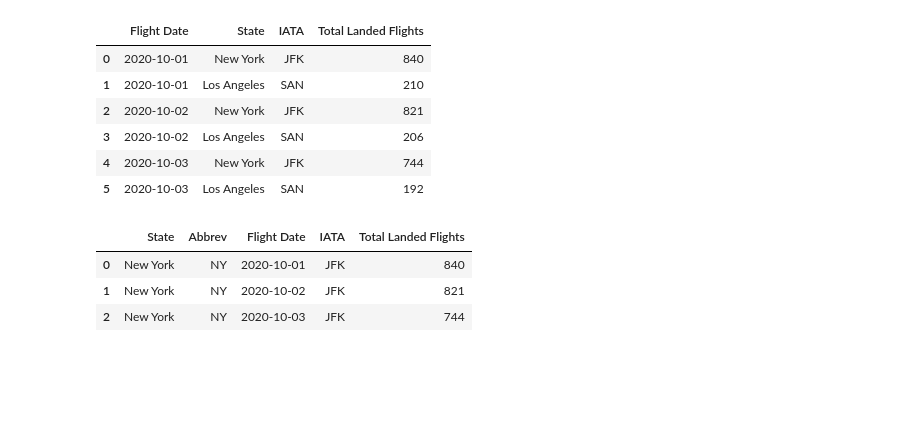
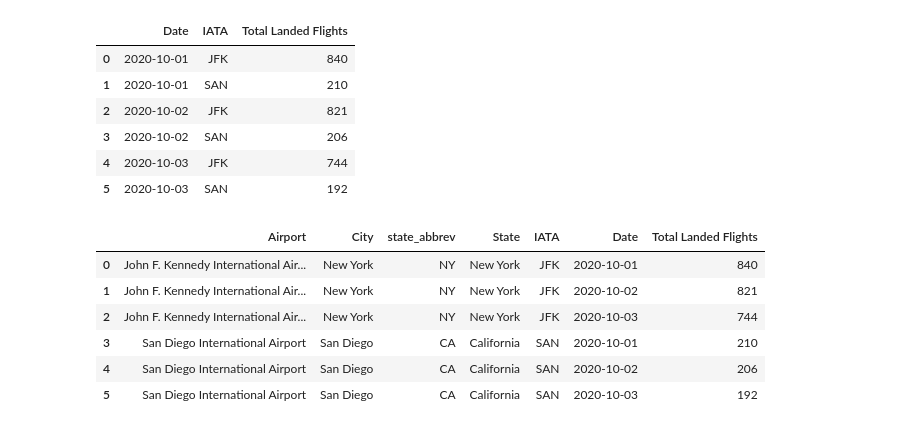
Before and after one commit to MersedehSP/Covid_Analyzer, a Jupyter notebook: Covid_Analysis_web_api.ipynb, the cells around one changed output. Cells and saved outputs as stored; diff of their text form; code cells hidden in the pictures; blank space fills up the shorter version.

```diff
--- a/Covid_Analysis_web_api.ipynb
+++ b/Covid_Analysis_web_api.ipynb
@@ -7,6 +7,6 @@ from config import api_key
 # %%
 states_abbrev_file_path = "Resources/states_abbrev.csv"
 
-states_abbrev_df = pd.read_csv(states_abbrev_file_path)
+states_abbrev_df = pd.read_csv(states_abbrev_file_path, encoding='ISO-8859-1')
 states_abbrev_df
 # %% [output]
@@ -29,0 +26,3 @@ states_abbrev_df
+# %%
+states_abbrev_df = states_abbrev_df.rename(columns = {'Abbrev': 'state_abbrev'})
+states_abbrev_df.head()
@@ -77,28 +119,31 @@ for q_date in query_date:
         flights_base_url = f"{url}flight_date={q_date}&arr_iata={q_iata}&flight_status=landed&limit=1"
         flights_response = requests.get(flights_base_url).json()
         landed_flights = flights_response['pagination']['total']
-        state = flights_response['data'][0]['arrival']['timezone']
-        state = state.split('/')[1]
-        state = state.replace('_', ' ')
+        city = flights_response['data'][0]['arrival']['iata']
+        #city = city.split('/')[1]
+        #city = city.replace('_', ' ')
 
-        value_list.append({'Flight Date': q_date, 'State': state, 'IATA':q_iata, 'Total Landed Flights': landed_flights})
+        value_list.append({'Date': q_date, 'IATA':q_iata, 'Total Landed Flights': landed_flights})
 
 flights_df = pd.DataFrame(value_list)
 flights_df
 # %% [output]
-|  | Flight Date | State | IATA | Total Landed Flights |
-| 0 | 2020-10-01 | New York | JFK | 840 |
-| 1 | 2020-10-01 | Los Angeles | SAN | 210 |
-| 2 | 2020-10-02 | New York | JFK | 821 |
-| 3 | 2020-10-02 | Los Angeles | SAN | 206 |
-| 4 | 2020-10-03 | New York | JFK | 744 |
-| 5 | 2020-10-03 | Los Angeles | SAN | 192 |
+|  | Date | IATA | Total Landed Flights |
+| 0 | 2020-10-01 | JFK | 840 |
+| 1 | 2020-10-01 | SAN | 210 |
+| 2 | 2020-10-02 | JFK | 821 |
+| 3 | 2020-10-02 | SAN | 206 |
+| 4 | 2020-10-03 | JFK | 744 |
+| 5 | 2020-10-03 | SAN | 192 |
 # %%
 #df1.merge(df2,on='name').merge(df3,on='name')
-merged_df = states_abbrev_df.merge(flights_df, on='State')
-merged_df
+merged_df = states_abbrev_df.merge(flights_df, on='IATA')
+merged_df.head(50)
 # %% [output]
-|  | State | Abbrev | Flight Date | IATA | Total Landed Flights |
-| 0 | New York | NY | 2020-10-01 | JFK | 840 |
-| 1 | New York | NY | 2020-10-02 | JFK | 821 |
-| 2 | New York | NY | 2020-10-03 | JFK | 744 |
+|  | Airport | City | state_abbrev | State | IATA | Date | Total Landed Flights |
+| 0 | John F. Kennedy International Air... | New York | NY | New York | JFK | 2020-10-01 | 840 |
+| 1 | John F. Kennedy International Air... | New York | NY | New York | JFK | 2020-10-02 | 821 |
+| 2 | John F. Kennedy International Air... | New York | NY | New York | JFK | 2020-10-03 | 744 |
+| 3 | San Diego International Airport | San Diego | CA | California | SAN | 2020-10-01 | 210 |
+| 4 | San Diego International Airport | San Diego | CA | California | SAN | 2020-10-02 | 206 |
+| 5 | San Diego International Airport | San Diego | CA | California | SAN | 2020-10-03 | 192 |
```
Also changed, not shown: parts of 7 cells of this notebook.
